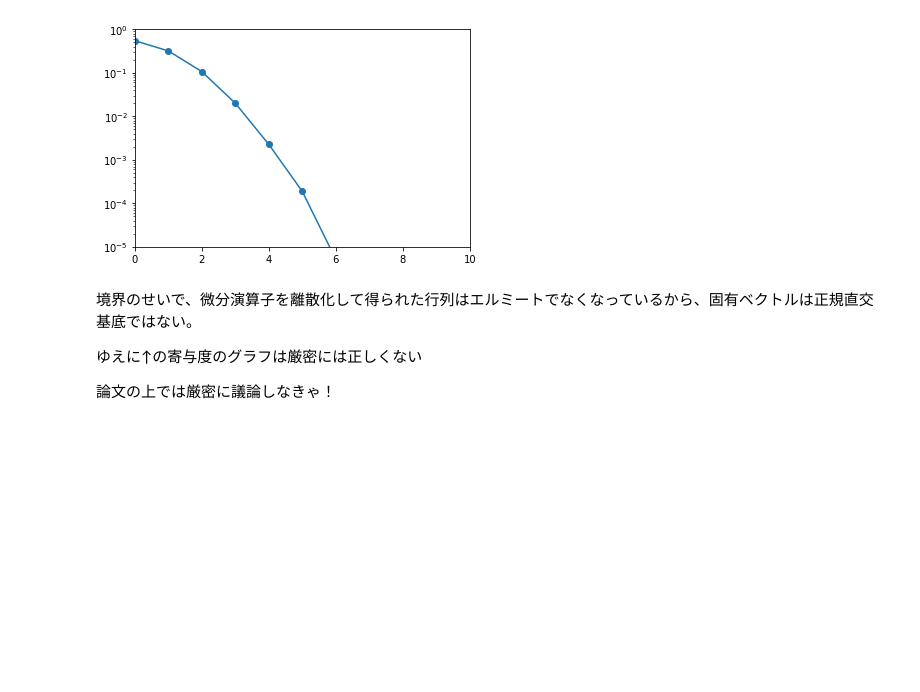
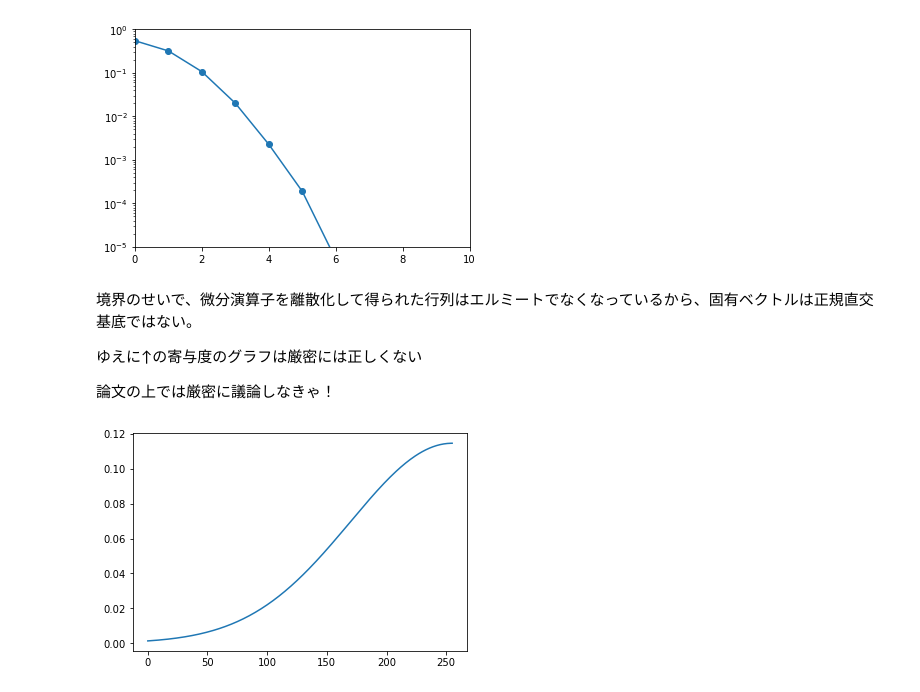
Before and after one commit to Koichi-Miyamoto/StochasticInflationDiffOpEigen, a Jupyter notebook: FlatPotential1D.ipynb, the cells around one changed output. Saved outputs shown, nothing was run; the diff lists cells and outputs as text; code cells hidden in the pictures; blank space fills up the shorter version.

Commit message:
testVec を upperBound 中心に

```diff
--- a/FlatPotential1D.ipynb
+++ b/FlatPotential1D.ipynb
@@ -101,3 +112,14 @@ plt.show()
 ゆえに↑の寄与度のグラフは厳密には正しくない
 
 論文の上では厳密に議論しなきゃ！
+# %%
+grids = np.flip(np.linspace(upperBound, lowerBound, nGrid, endpoint=False))
+sigma2 = (upperBound - lowerBound) / 3.0
+trialVec2 = np.exp(- 0.5 * ((grids-upperBound) / sigma2) ** 2)
+trialVec2 /= np.linalg.norm(trialVec2)
+# %%
+ax = plt.gca()
+plt.plot(trialVec2)
+plt.show()
+# %% [output]
+[figure, added]
```
Also changed, not shown: parts of 5 cells of this notebook.
